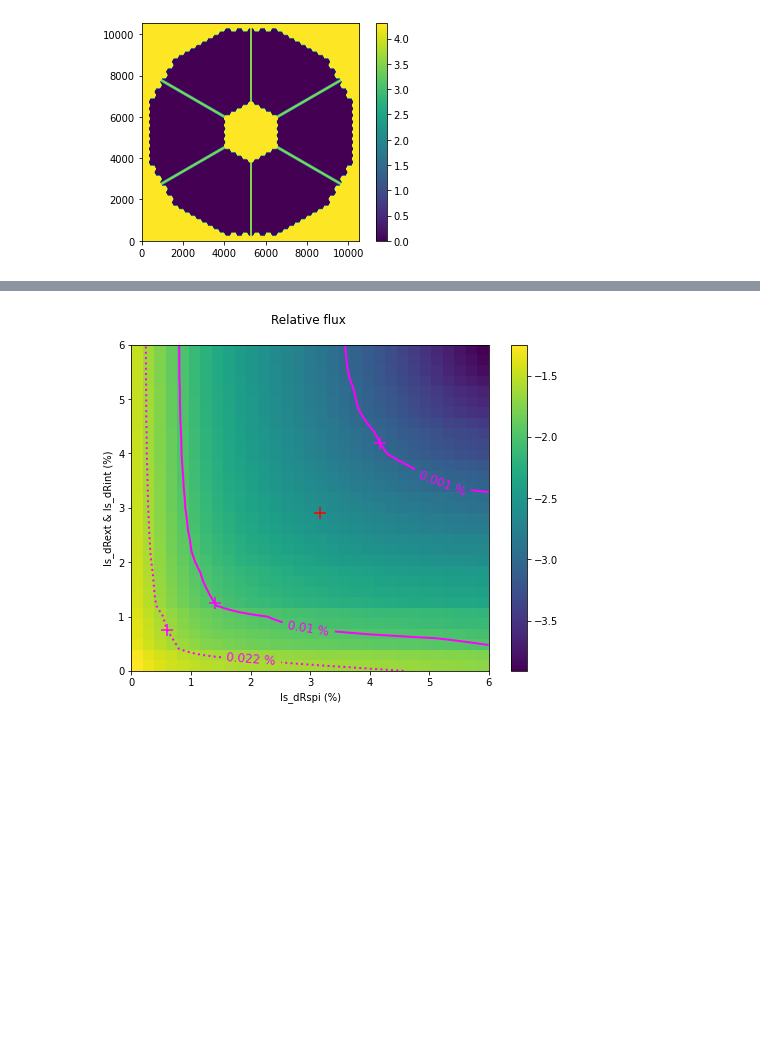
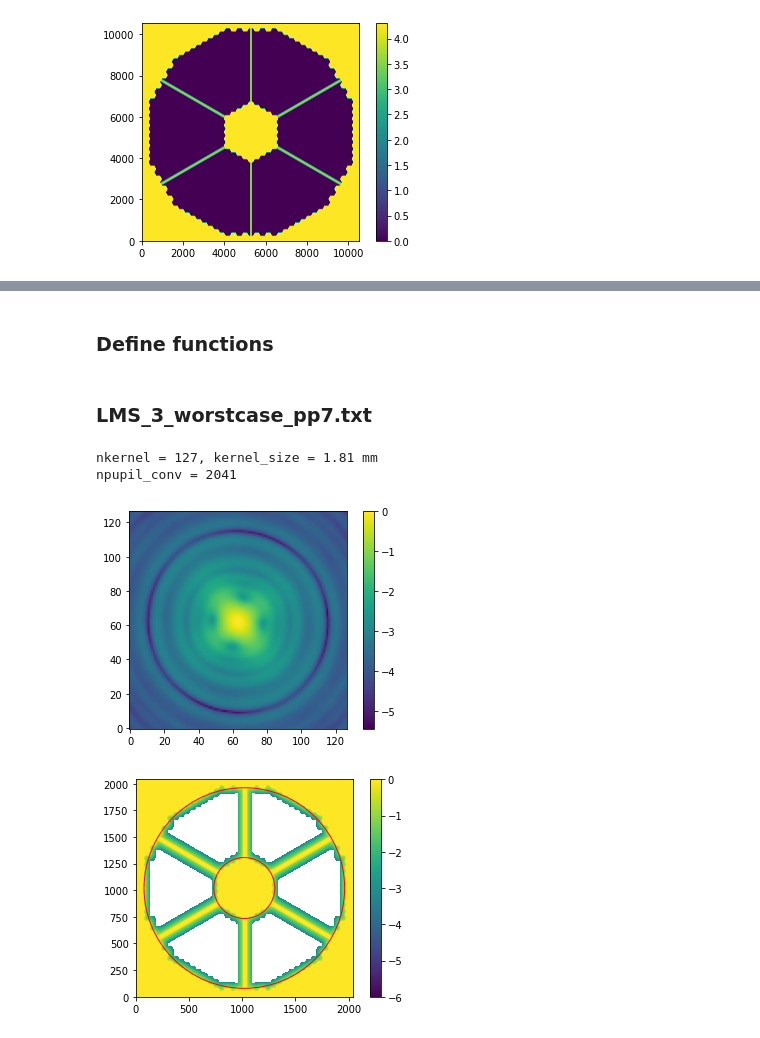
Before and after one commit to vortex-exoplanet/HEEPS, a Jupyter notebook: tools/pupil/pupil_blurring_LMS.ipynb, the cells around one changed output, grey strips where cells are left out. Cells and saved outputs as stored; diff of their text form; code cells hidden in the pictures; blank space fills up the shorter version.

Commit message:
Update pupil_blurring

```diff
--- a/tools/pupil/pupil_blurring_LMS.ipynb
+++ b/tools/pupil/pupil_blurring_LMS.ipynb
@@ -86,9 +82,0 @@ npupil_LMS = 2041
-# %%
-figure, ax = plt.subplots()
-c = pup_conv.shape
-ax.add_patch(plt.Circle((c[0]/2, c[1]/2), (pup_conv.shape[0]/pupil_img_size)*(diam_allglass_ext/2), color='red', fill=False))
-ax.add_patch(plt.Circle((c[0]/2, c[1]/2), (pup_conv.shape[0]/pupil_img_size)*(diam_allglass_int/2), color='red', fill=False))
-plt.imshow(np.log10(pup_conv), origin='lower')
-plt.clim(0, -6)
-plt.colorbar()
-plt.savefig('pupil_blurring/pup_conv_log_scale.png', dpi=300, transparent=True)
@@ -170,36 +83,2 @@ else:
-# %%
-fig, ax = plt.subplots(figsize = (8,6))
-plt.imshow(np.log10(rel_flux), origin='lower', aspect='auto', cmap='viridis',
-    extent=(rs[0],rs[-1],rp[0],rp[-1]))
-plt.colorbar()
-CS = ax.contour(np.log10(rel_flux), [-3, -2, np.log10(0.0222)],
-    colors='magenta', linewidths=2, linestyles=['-','-',':'],
-    extent=(rs[0],rs[-1],rp[0],rp[-1]))
-for c in CS.collections:
-    v = c.get_paths()[0].vertices
-    x = v[:,0]
-    y = v[:,1]
-    f = interp2d(rs, rp, thruput)
-    for s,p in zip(rs,rp):
-        t = np.array([f(s,p) for s,p in zip(x,y)])
-    i = np.argmax(t)
-    plt.scatter(x[i], y[i], s=150, c='magenta', marker='+')
-
-def fmt(x):
-    x = 10**x
-    s = f"{x:.3f}"
-    if s.endswith("0"):
-        s = f"{x:.2f}"
-    return rf"{s} \%" if plt.rcParams["text.usetex"] else f"{s} %"
-ax.clabel(CS, CS.levels, inline=True, fmt=fmt, fontsize=12,
-    manual=[(5e-2,3e-2),(3e-2,1e-2),(2e-2,0e-2)])
-
-plt.scatter(0.0317, 0.0291, s=150, c='red', marker='+')
-plt.ylabel('ls_dRext & ls_dRint (%)');
-plt.xlabel('ls_dRspi (%)');
-plt.title('Relative flux \n ');
-ax.set_xticklabels([0,1, 2, 3, 4, 5, 6])
-ax.set_yticklabels([0,1, 2, 3, 4, 5, 6])
-plt.savefig('pupil_blurring/2D_map_rel_bgrd_flux.png', dpi=300, transparent=True)
-# %% [output]
-[figure, removed]
+# %% [markdown]
+### Define functions
@@ -205,0 +196,9 @@ plt.savefig('pupil_blurring/2D_map_rel_bgrd_flux.png', dpi=300, transparent=True
+# %% [markdown]
+### LMS_3_worstcase_pp7.txt
+# %%
+pup_conv = blurred_pupil(data)
+# %% [output]
+nkernel = 127, kernel_size = 1.81 mm
+npupil_conv = 2041
+[figure, added]
+[figure, added]
```
Also changed, not shown: parts of 20 cells of this notebook, 1 other file.
